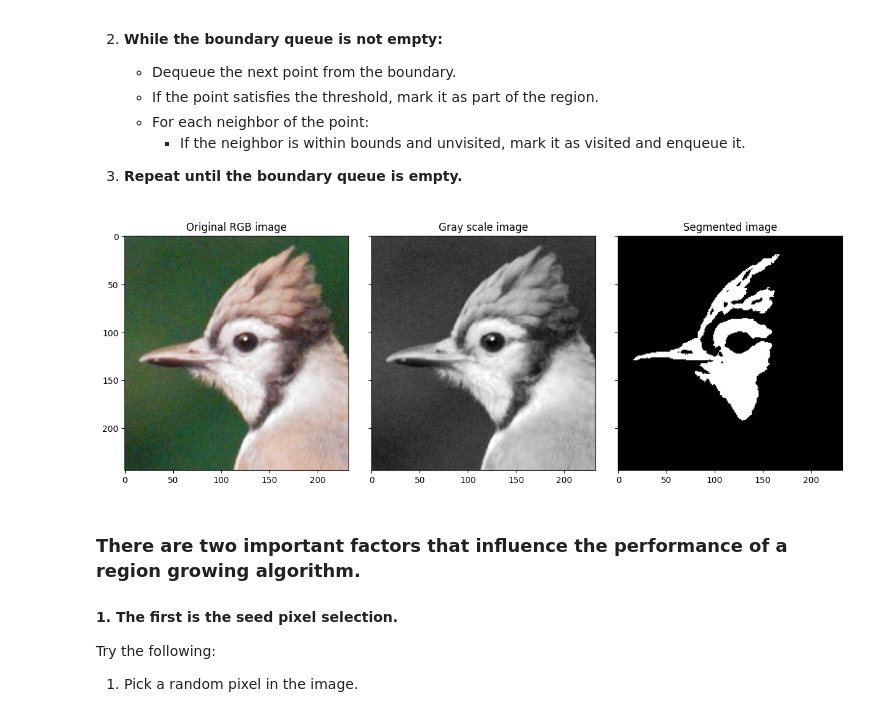
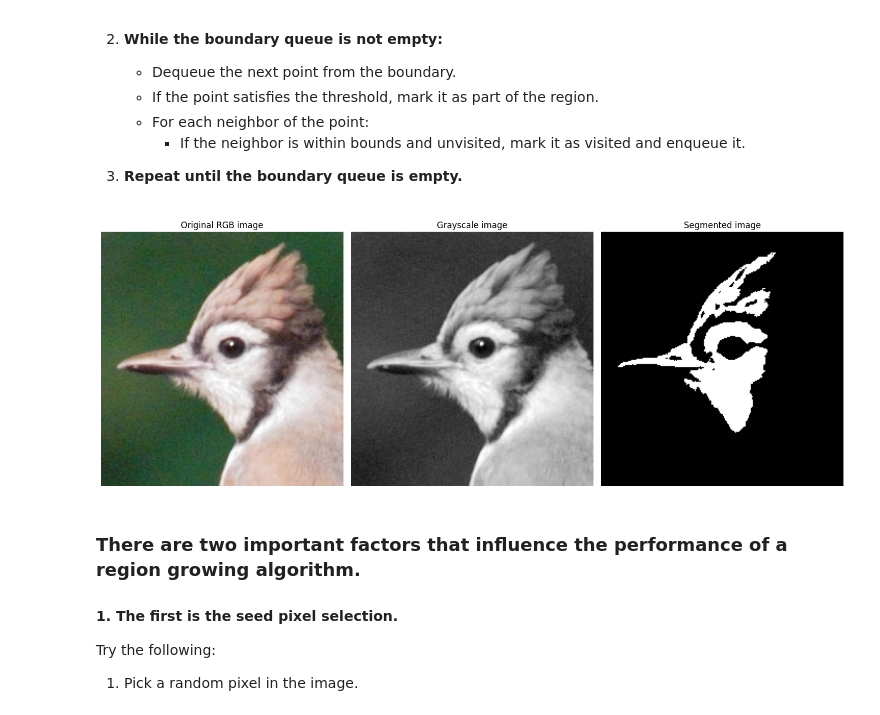
Before and after one commit to juliusuberall/ImPro26, a Jupyter notebook: labs/week_4.ipynb, the cells around one changed output. Saved outputs shown, nothing was run; the diff lists cells and outputs as text; code cells hidden in the pictures.

```diff
--- a/labs/week_4.ipynb
+++ b/labs/week_4.ipynb
@@ -74,7 +78,9 @@ plt.show()
 
 3. **Repeat until the boundary queue is empty.**
 # %%
-from collections import deque
+# Switch to default matplotlib plotting
+%matplotlib inline
+
 def region_growing(img, x, y, thresh=100, connectedness=4):
     '''
     Impelemnt region growing algorithm to segment a gray scaled image into regions
@@ -88,8 +94,10 @@ def region_growing(img, x, y, thresh=100, connectedness=4):
 
     # Initalize region result map
     bin_img = np.zeros(img.shape)
+
     # Could set a lower bound here, which will slide the thresholding domain down the inital pixel value according to the lower bound
     lower_bound = 0
+
     # Compute minimum and maximum intensities with threshold bounds
     min_thr, max_thr = img[x,y] - lower_bound, img[x,y] + thresh - lower_bound
 
@@ -98,7 +106,7 @@ def region_growing(img, x, y, thresh=100, connectedness=4):
     neighbour_filter = {
         4 : np.array([
             [0,1],
-            [-1,0],[0,1],
+            [-1,0],[1,0],
             [0,-1]
         ]),
         8 : np.array([
@@ -107,23 +115,24 @@ def region_growing(img, x, y, thresh=100, connectedness=4):
             [-1,-1],[0,-1],[1,-1]
         ])
     }
+
     # Return neighbours no implemented
     def add_neighbours(pixel, neighbours):
         new_neighbours = []
         pixel_neighbours = neighbours + pixel
         for n in pixel_neighbours:
-                current_x = n[0]
-                current_y = n[1]
-                # Edge index handeling
-                if current_x < 0 or current_y < 0 or current_x > img.shape[0]-1 or current_y > img.shape[1]-1 :
-                    continue
-                # Check if neighbour is within range, append queu and set in region map as in range
-                if img[current_x, current_y] >= min_thr and img[current_x, current_y] < max_thr and bin_img[current_x, current_y] < 1.0 :
-                    bin_img[current_x, current_y] = 1.0
-                    new_neighbours.append([current_x, current_y])
-                # If neighbour is NOT within range mark as visited (2.0) to not be pulled again and speed up
-                elif bin_img[current_x, current_y] < 1.0:
-                    bin_img[current_x, current_y] = -1.0
+            current_x = n[0]
+            current_y = n[1]
+            # Edge index handeling
+            if current_x < 0 or current_y < 0 or current_x > img.shape[0]-1 or current_y > img.shape[1]-1 :
+                continue
+            # Check if neighbour is within range, append queu and set in region map as in range
+            if img[current_x, current_y] >= min_thr and img[current_x, current_y] < max_thr and np.abs(bin_img[current_x, current_y]) < 1.0 :
+                bin_img[current_x, current_y] = 1.0
+                new_neighbours.append([current_x, current_y])
+            # If neighbour is NOT within range mark as visited (-1.0) to not be pulled again and speed up
+            elif bin_img[current_x, current_y] < 1.0:
+                bin_img[current_x, current_y] = -1.0
         return new_neighbours
 
     # Initalize queue with the seed pixel and add all neighbours.
@@ -139,27 +148,33 @@ def region_growing(img, x, y, thresh=100, connectedness=4):
     # Release binary region results - Without the clipping the region edge would be drawn in a separate color
     return np.clip(bin_img, 0, 1)
 # %%
+# Switch to default matplotlib plotting
+%matplotlib inline
+
 # define set of seed pixel points
 x, y = 100, 100
 
 # run region growing algorithm
 seg_img = region_growing(gray_img, x, y, thresh=100, connectedness=8)
 
 # Show Original and segmented image
 fig, axis = plt.subplots(1, 3, figsize=(15,10), sharey=True)
 fig.subplots_adjust(wspace=0.1, hspace=0.05)
 axis[0].imshow(img)
 axis[0].set_title('Original RGB image')
 
 axis[1].imshow(gray_img, 'gray')
-axis[1].set_title('Gray scale image')
+axis[1].set_title('Grayscale image')
 
 axis[2].imshow(seg_img, 'gray')
 axis[2].set_title('Segmented image')
 
+for a in axis: a.axis('off')
+fig.tight_layout()
+
 plt.show()
 # %% [output]
-[figure, old version]
+[figure, new version]
 # %% [markdown]
 ### There are two important factors that influence the performance of a region growing algorithm.
 
```
Also changed, not shown: parts of 11 cells of this notebook, 3 other files.
